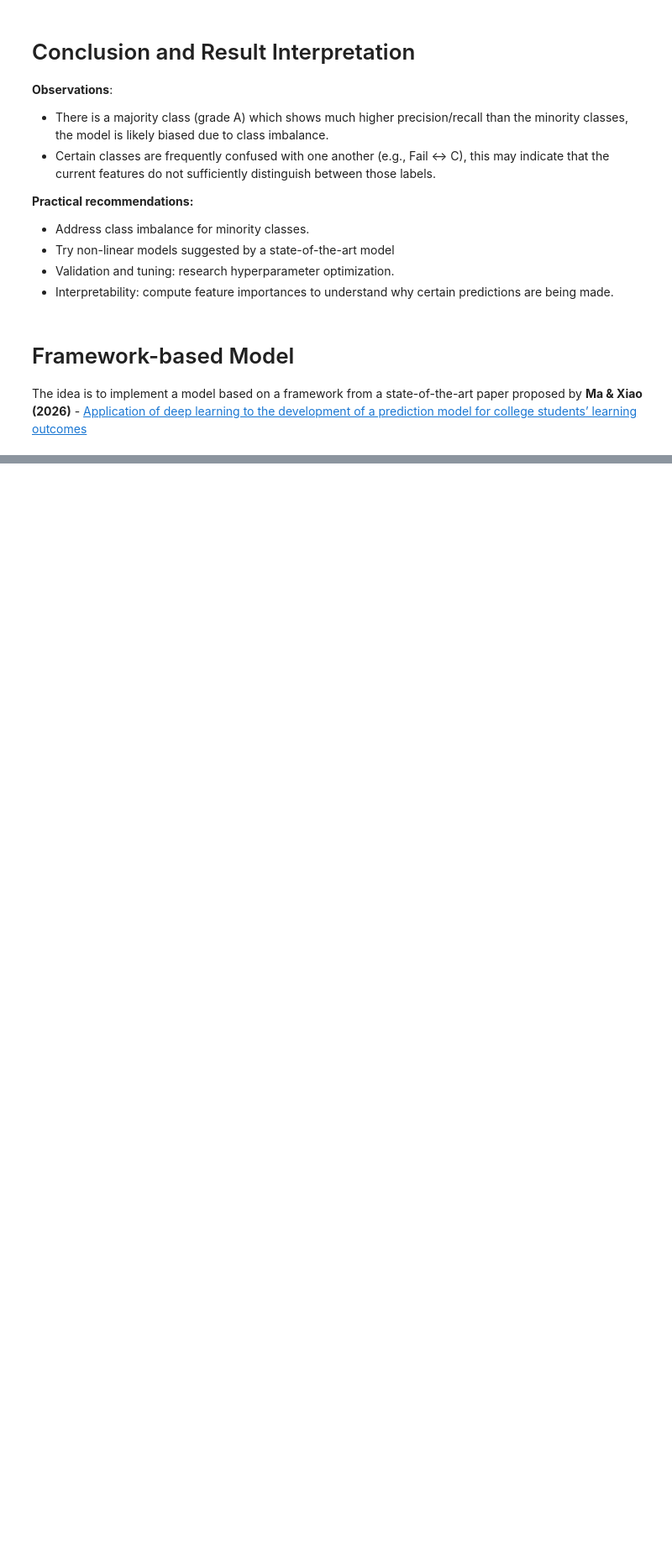
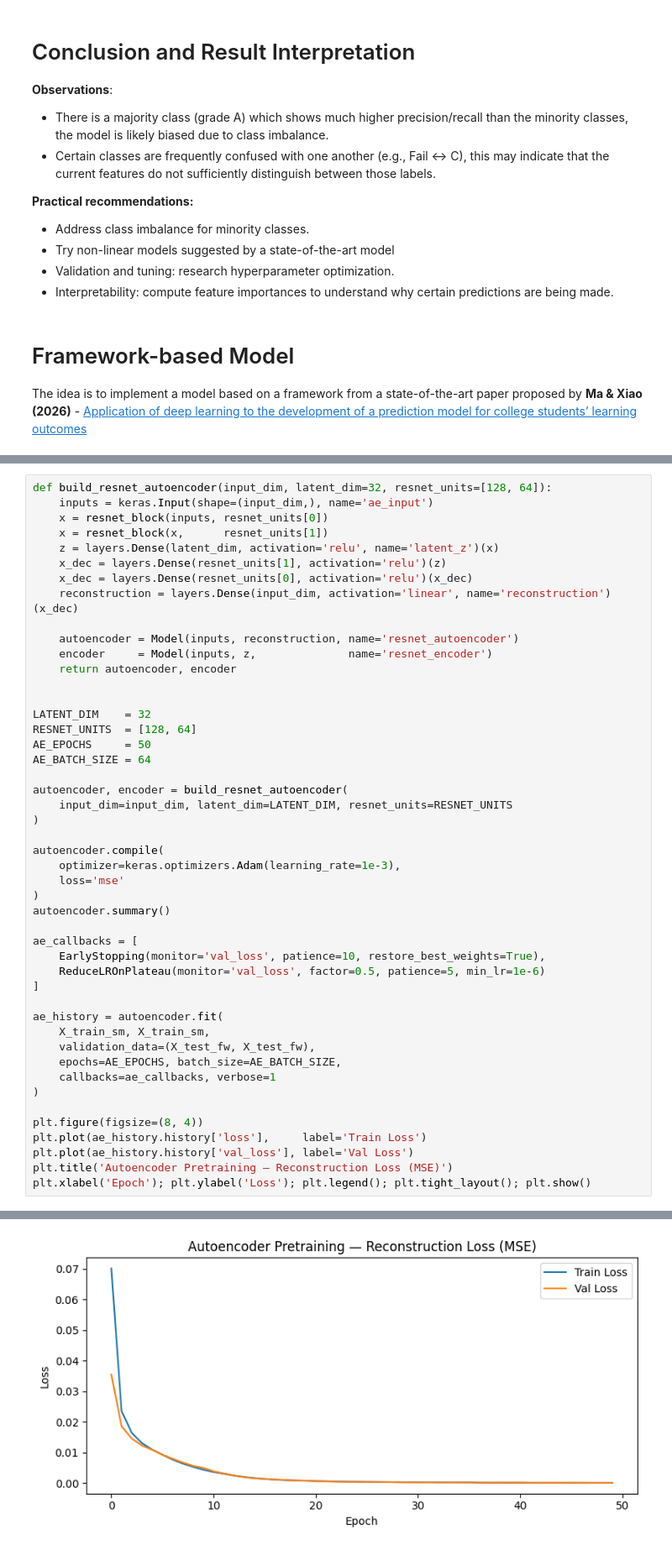
Before and after one commit to DanielContrerasCh/Student-Grade-Prediction, a Jupyter notebook: model.ipynb, the cells around one changed output, grey strips where cells are left out. Shown at 84% size. Cells and saved outputs as stored; diff of their text form; blank space fills up the shorter version.

Commit message:
Hybrid model imp, evaluation and model saved

```diff
--- a/model.ipynb
+++ b/model.ipynb
@@ -473,0 +411,48 @@ weighted avg       0.75      0.76      0.75      1600
+# %%
+def build_resnet_autoencoder(input_dim, latent_dim=32, resnet_units=[128, 64]):
+    inputs = keras.Input(shape=(input_dim,), name='ae_input')
+    x = resnet_block(inputs, resnet_units[0])
+    x = resnet_block(x,      resnet_units[1])
+    z = layers.Dense(latent_dim, activation='relu', name='latent_z')(x)
+    x_dec = layers.Dense(resnet_units[1], activation='relu')(z)
+    x_dec = layers.Dense(resnet_units[0], activation='relu')(x_dec)
+    reconstruction = layers.Dense(input_dim, activation='linear', name='reconstruction')(x_dec)
+
+    autoencoder = Model(inputs, reconstruction, name='resnet_autoencoder')
+    encoder     = Model(inputs, z,              name='resnet_encoder')
+    return autoencoder, encoder
+
+
+LATENT_DIM    = 32
+RESNET_UNITS  = [128, 64]
+AE_EPOCHS     = 50
+AE_BATCH_SIZE = 64
+
+autoencoder, encoder = build_resnet_autoencoder(
+    input_dim=input_dim, latent_dim=LATENT_DIM, resnet_units=RESNET_UNITS
+)
+
+autoencoder.compile(
+    optimizer=keras.optimizers.Adam(learning_rate=1e-3),
+    loss='mse'
+)
+autoencoder.summary()
+
+ae_callbacks = [
+    EarlyStopping(monitor='val_loss', patience=10, restore_best_weights=True),
+    ReduceLROnPlateau(monitor='val_loss', factor=0.5, patience=5, min_lr=1e-6)
+]
+
+ae_history = autoencoder.fit(
+    X_train_sm, X_train_sm,
+    validation_data=(X_test_fw, X_test_fw),
+    epochs=AE_EPOCHS, batch_size=AE_BATCH_SIZE,
+    callbacks=ae_callbacks, verbose=1
+)
+
+plt.figure(figsize=(8, 4))
+plt.plot(ae_history.history['loss'],     label='Train Loss')
+plt.plot(ae_history.history['val_loss'], label='Val Loss')
+plt.title('Autoencoder Pretraining — Reconstruction Loss (MSE)')
+plt.xlabel('Epoch'); plt.ylabel('Loss'); plt.legend(); plt.tight_layout(); plt.show()
+# %% [output]
@@ -473,0 +498 @@ weighted avg       0.75      0.76      0.75      1600
+[figure, added]
```
Also changed, not shown: parts of 28 cells of this notebook, 5 other files.
